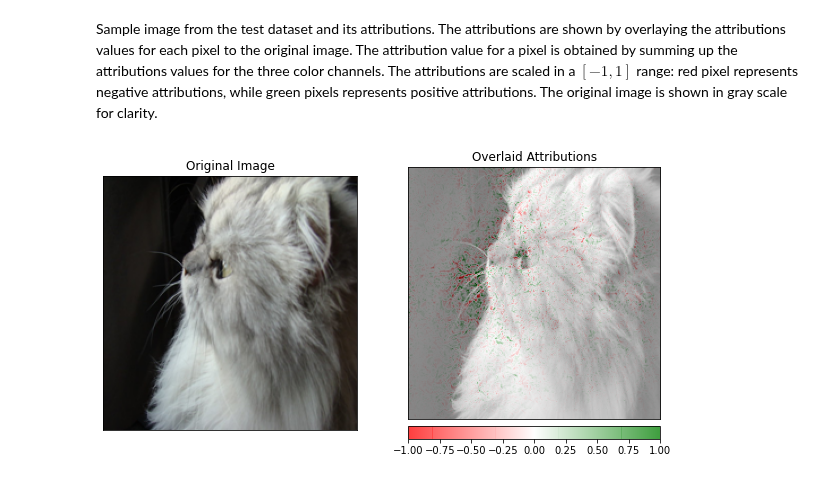
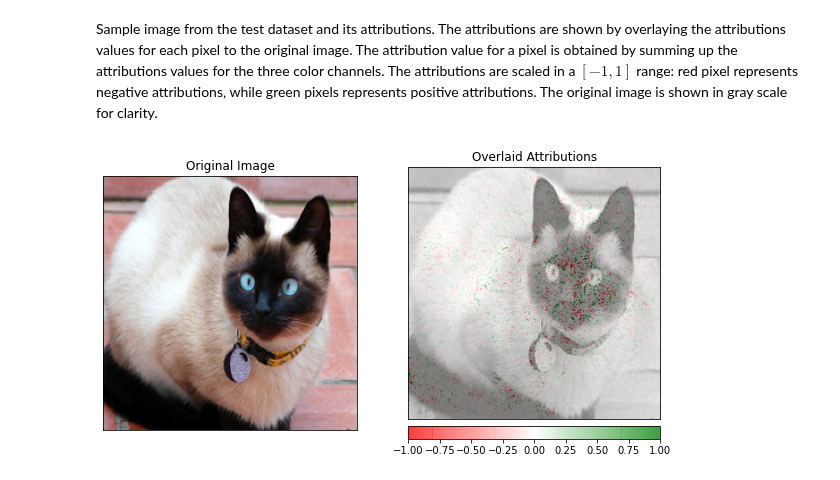
Before and after one commit to SeldonIO/alibi, a Jupyter notebook: examples/integrated_gradients_imagenet.ipynb, the cells around one changed output. Saved outputs shown, nothing was run; the diff lists cells and outputs as text; code cells hidden in the pictures.

```diff
--- a/examples/integrated_gradients_imagenet.ipynb
+++ b/examples/integrated_gradients_imagenet.ipynb
@@ -24,7 +24,6 @@ Load 3 images from the Imagenet dataset, all belonging to the category "Persian
 # %%
-category = 'Persian cat'
 image_shape = (224, 224, 3)
-data, labels = fetch_imagenet(category, nb_images=3, target_size=image_shape[:2], seed=2, return_X_y=True)
+data, labels = load_cats(target_size=image_shape[:2], return_X_y=True)
 print(f'Images shape: {data.shape}')
 data = (data / 255).astype('float32')
 # %% [output]
@@ -58,6 +59,7 @@ ig  = IntegratedGradients(model,
 # %%
-predictions = model(data).numpy().argmax(axis=1)
-explanation = ig.explain(data,
+instance = np.expand_dims(data[i], axis=0)
+predictions = model(instance).numpy().argmax(axis=1)
+explanation = ig.explain(instance,
                          baselines=None,
                          target=predictions)
 # %%
@@ -101,9 +103,9 @@ visualize_image_attr(attr=attrs[i], original_image=data[i], method='blended_heat
 # %% [markdown]
 Here we show the attributions obtained choosing random uniform noise as a baseline. It can be noticed that the attributions can be considerably different from the previous example, where the black image is taken as a baseline. An extensive discussion about the impact of the baselines on integrated gradients attributions can be found  in P. Sturmfels at al., ["Visualizing the Impact of Feature Attribution Baselines"](https://distill.pub/2020/attribution-baselines/).
 # %%
-baselines = np.random.random_sample(data.shape)
+baselines = np.random.random_sample(instance.shape)
 # %%
-explanation = ig.explain(data,
+explanation = ig.explain(instance,
                          baselines=baselines,
                          target=predictions)
 # %%
@@ -113,10 +115,10 @@ Sample image from the test dataset and its attributions. The attributions are sh
 # %%
 fig, ax = plt.subplots(nrows=1, ncols=2, figsize=(10, 5))
 visualize_image_attr(attr=None, original_image=data[i], method='original_image',
                     title='Original Image', plt_fig_axis=(fig, ax[0]), use_pyplot=False);
 
-visualize_image_attr(attr=attrs[i], original_image=data[i], method='blended_heat_map',
+visualize_image_attr(attr=attrs.squeeze(), original_image=data[i], method='blended_heat_map',
                     sign='all', show_colorbar=True, title='Overlaid Attributions',
                      plt_fig_axis=(fig, ax[1]), use_pyplot=True);
 # %% [output]
-[figure, old version]
+[figure, new version]
```
Also changed, not shown: parts of 7 cells of this notebook, 11 other files.
